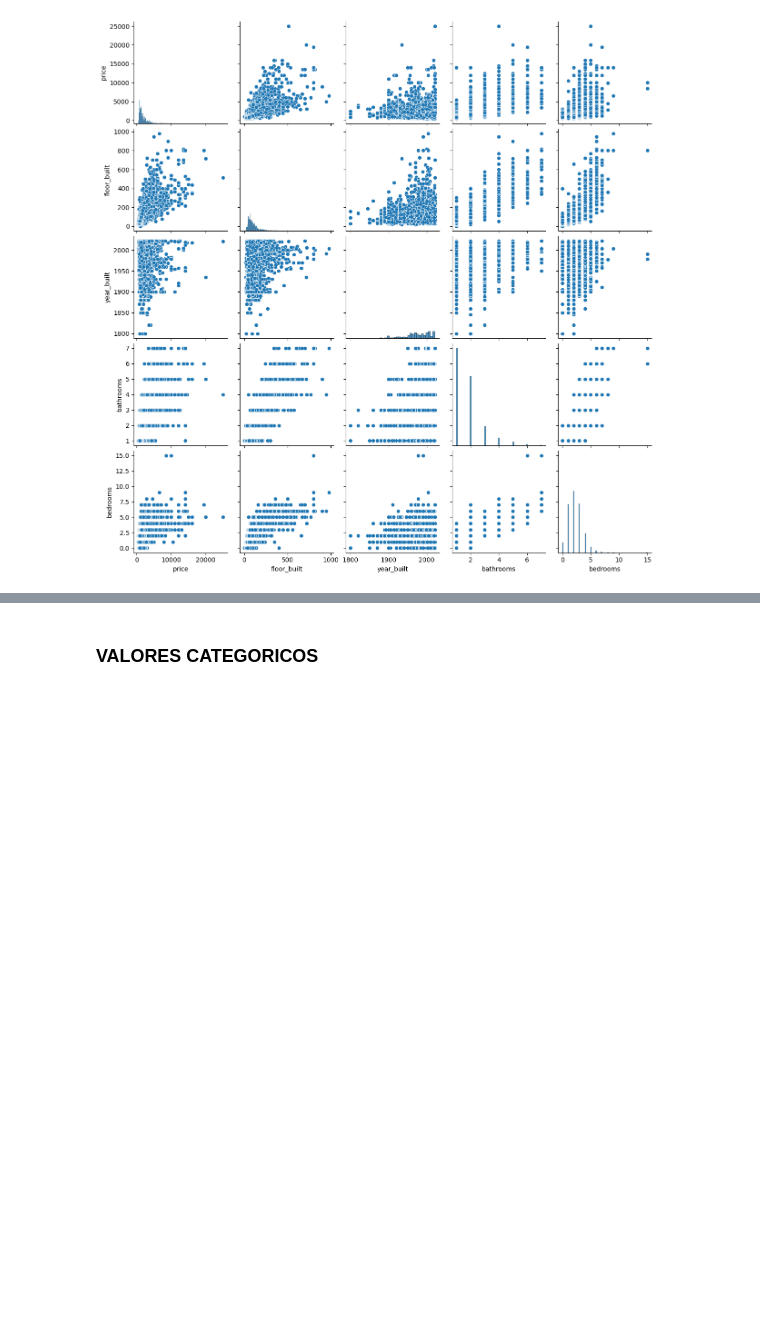
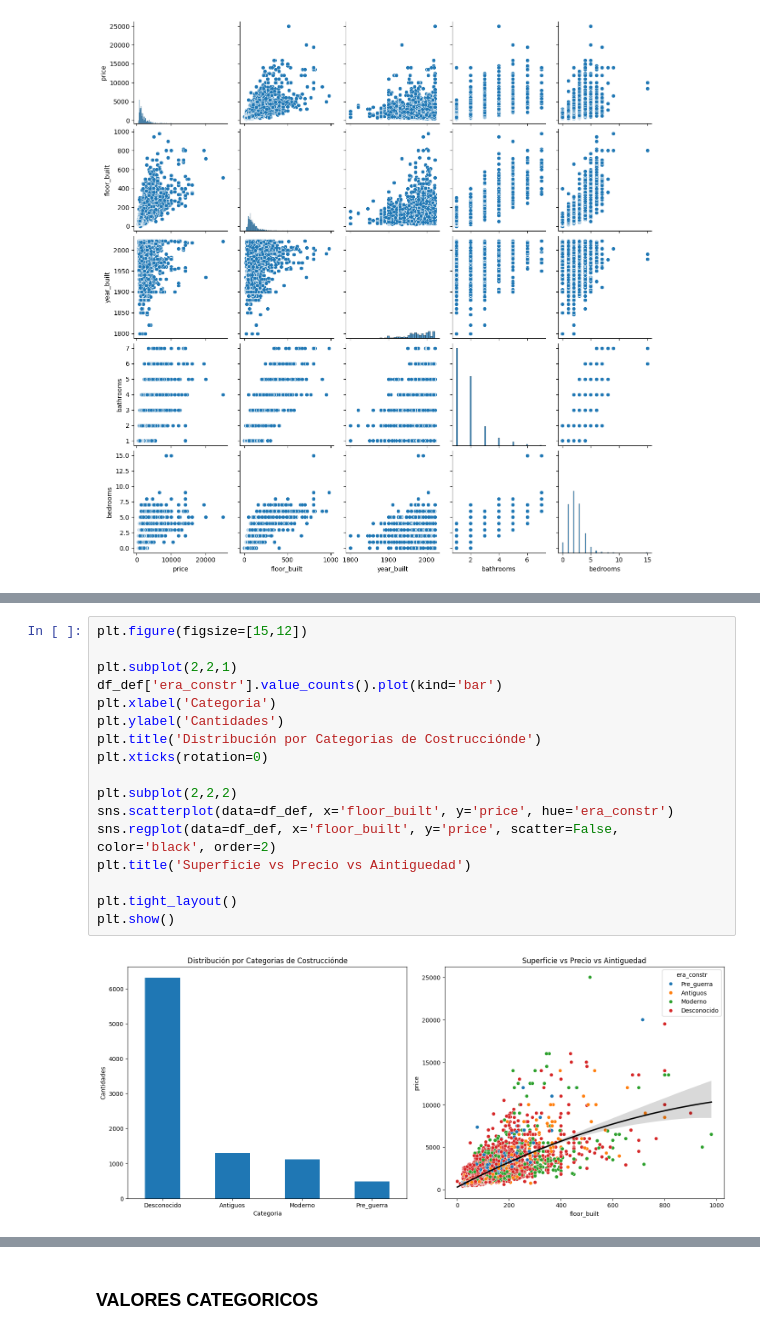
Before and after one commit to MarcoCasSir/LaboratorioDataScience, a Jupyter notebook: hito2/entrega2.ipynb, the cells around one changed output, grey strips where cells are left out. Drawn from its saved outputs; the diff is of its cells as text; blank space fills up the shorter version.

```diff
--- a/hito2/entrega2.ipynb
+++ b/hito2/entrega2.ipynb
@@ -704,0 +743,19 @@ CONCLUSIONES:
+# %%
+plt.figure(figsize=[15,12])
+
+plt.subplot(2,2,1)
+df_def['era_constr'].value_counts().plot(kind='bar')
+plt.xlabel('Categoria')
+plt.ylabel('Cantidades')
+plt.title('Distribución por Categorias de Costrucciónde')
+plt.xticks(rotation=0)
+
+plt.subplot(2,2,2)
+sns.scatterplot(data=df_def, x='floor_built', y='price', hue='era_constr')
+sns.regplot(data=df_def, x='floor_built', y='price', scatter=False, color='black', order=2)
+plt.title('Superficie vs Precio vs Aintiguedad')
+
+plt.tight_layout()
+plt.show()
+# %% [output]
+[figure, added]
```
Also changed, not shown: parts of 10 cells of this notebook.
